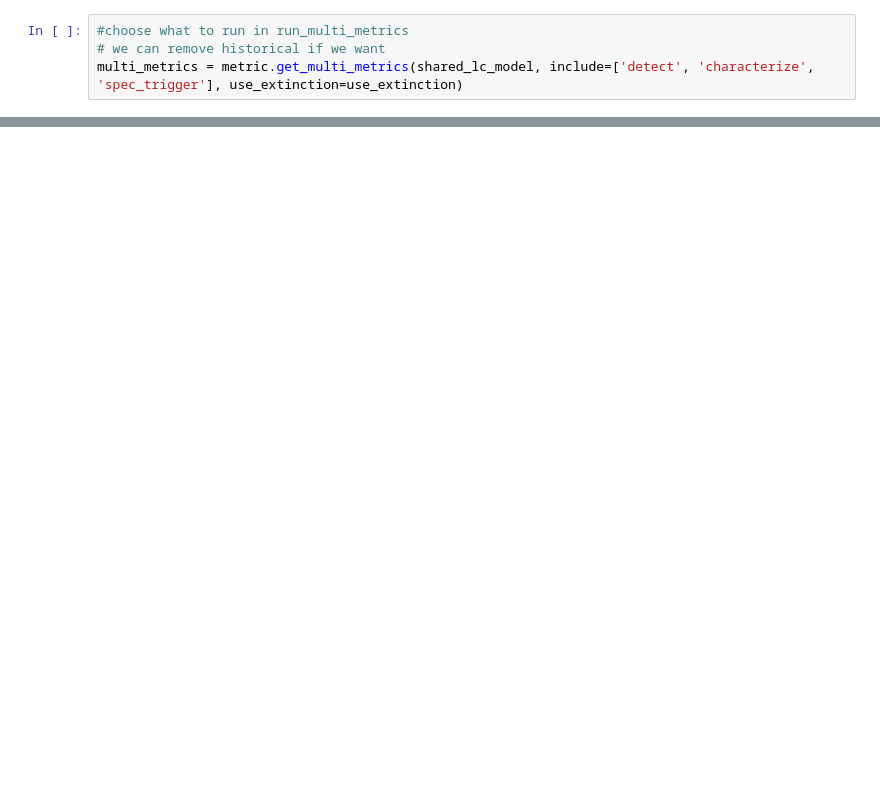
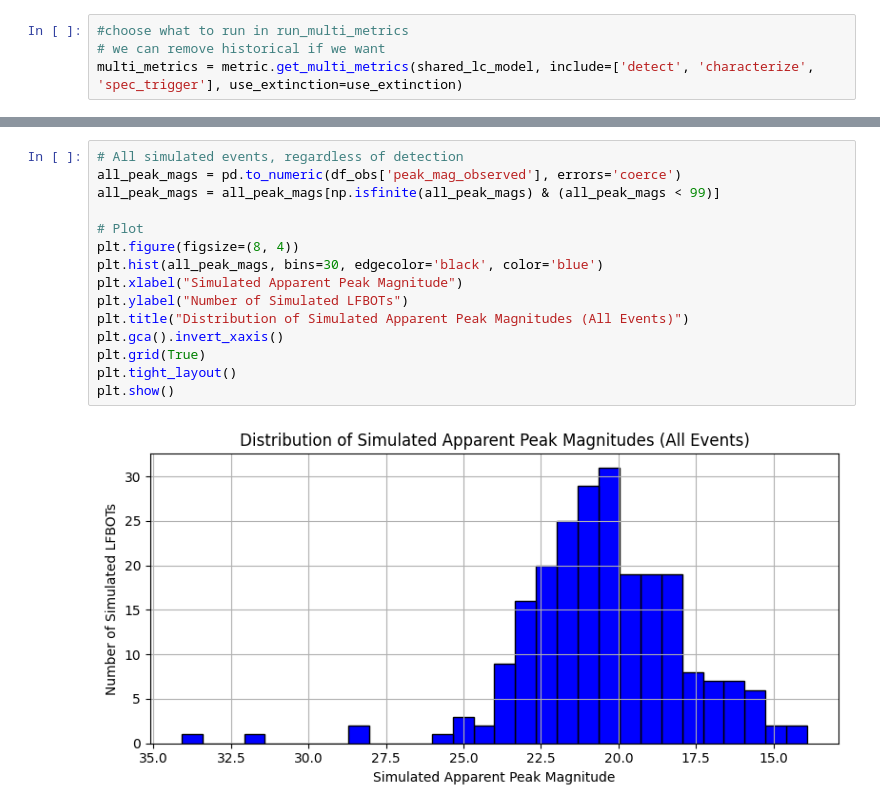
Before and after one commit to andra104/Multi_Transient_Metrics_Hub, a Jupyter notebook: LFBOT/LFBOT_notebook.ipynb, the cells around one changed output, grey strips where cells are left out. Drawn from its saved outputs; the diff is of its cells as text; blank space fills up the shorter version.

```diff
--- a/LFBOT/LFBOT_notebook.ipynb
+++ b/LFBOT/LFBOT_notebook.ipynb
@@ -287,0 +304,17 @@ sum_df
+# %%
+# All simulated events, regardless of detection
+all_peak_mags = pd.to_numeric(df_obs['peak_mag_observed'], errors='coerce')
+all_peak_mags = all_peak_mags[np.isfinite(all_peak_mags) & (all_peak_mags < 99)]
+
+# Plot
+plt.figure(figsize=(8, 4))
+plt.hist(all_peak_mags, bins=30, edgecolor='black', color='blue')
+plt.xlabel("Simulated Apparent Peak Magnitude")
+plt.ylabel("Number of Simulated LFBOTs")
+plt.title("Distribution of Simulated Apparent Peak Magnitudes (All Events)")
+plt.gca().invert_xaxis()
+plt.grid(True)
+plt.tight_layout()
+plt.show()
+# %% [output]
+[figure, added]
```
Also changed, not shown: parts of 16 cells of this notebook, 1 other file.
